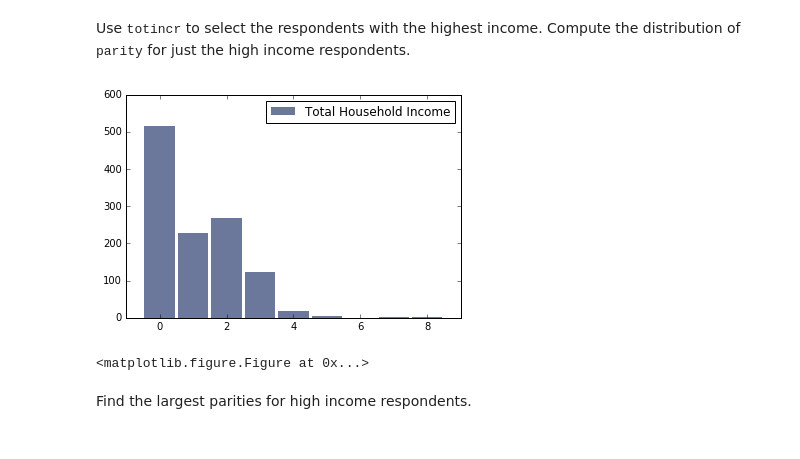
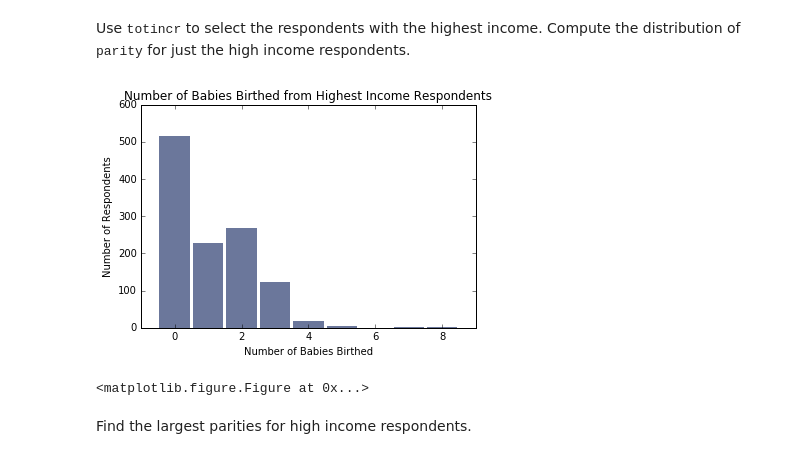
Before and after one commit to Pratool/DataScience16, a Jupyter notebook: ThinkStats2/chap02ex.ipynb, the cells around one changed output. Cells and saved outputs as stored; diff of their text form; code cells hidden in the pictures.

```diff
--- a/ThinkStats2/chap02ex.ipynb
+++ b/ThinkStats2/chap02ex.ipynb
@@ -87,10 +87,12 @@ Use <tt>totincr</tt> to select the respondents with the highest income.  Compute
 # %%
 highest_income_parity = resp['parity'][ resp['totincr'] == resp['totincr'].max() ]
 hist_totincr = thinkstats2.Hist(highest_income_parity)
-thinkplot.Hist(hist_totincr, label='Total Household Income')
-thinkplot.Show()
+thinkplot.Hist(hist_totincr)
+thinkplot.Config(title='Number of Babies Birthed from Highest Income Respondents')
+thinkplot.Show(xlabel='Number of Babies Birthed', \
+               ylabel='Number of Respondents')
 # %% [output]
-[figure, old version]
+[figure, new version]
 <matplotlib.figure.Figure at 0x...>
 # %% [markdown]
 Find the largest parities for high income respondents.
```
Also changed, not shown: parts of 7 cells of this notebook.
